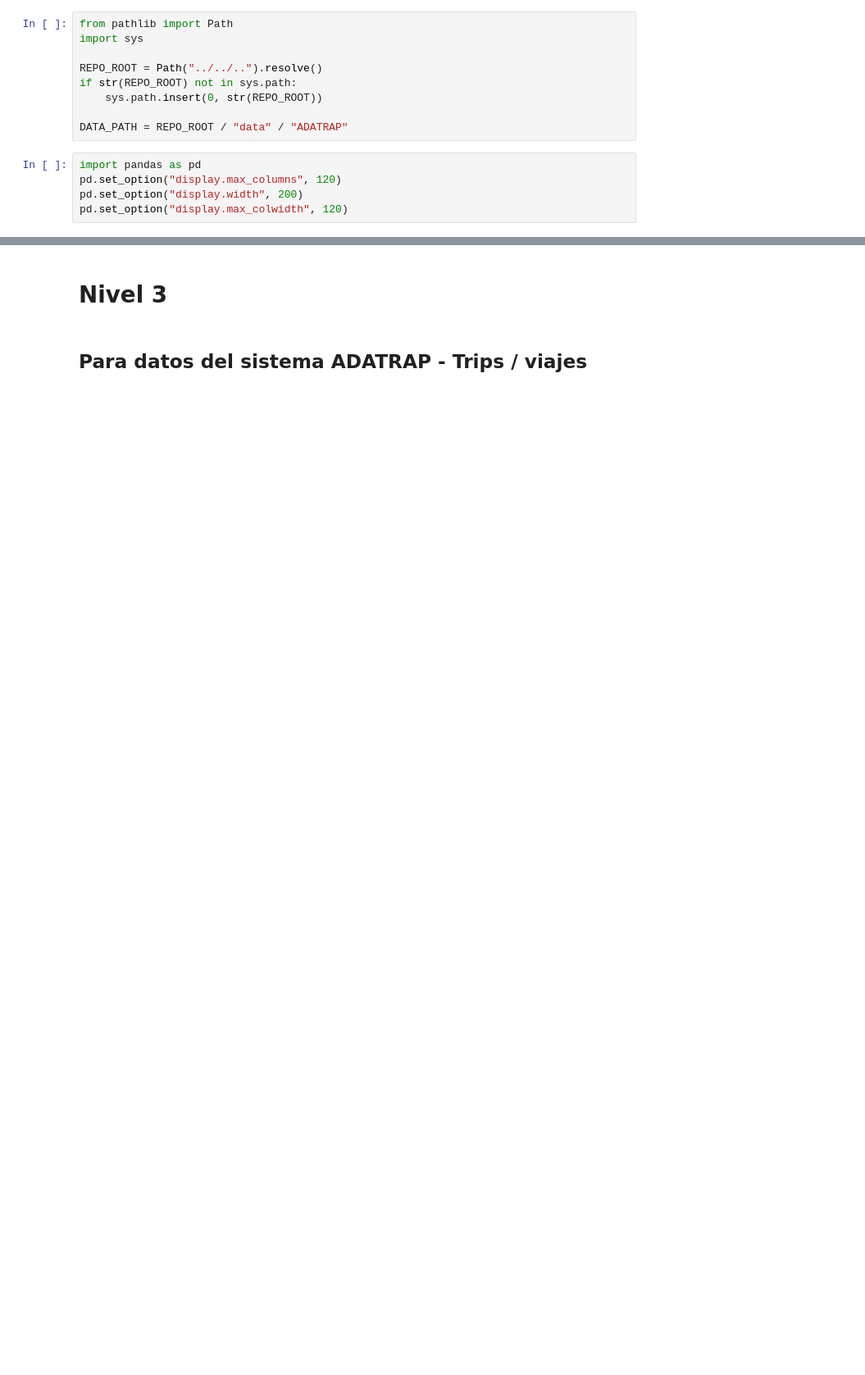
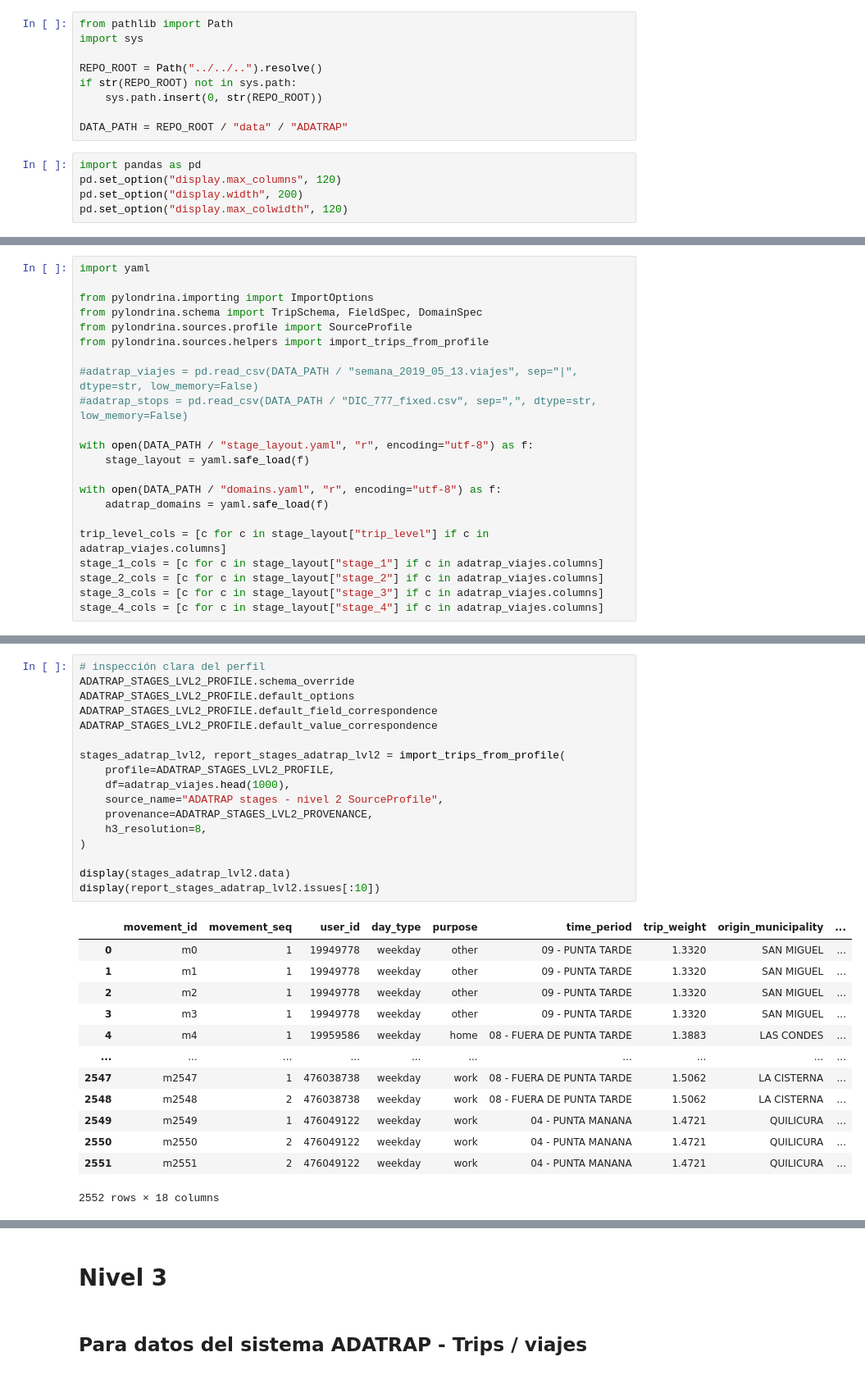
Before and after one commit to sebastianolmos/pylondrina, a Jupyter notebook: notebooks/usage_examples/import_trips/adatrap_import_levels.ipynb, the cells around one changed output, grey strips where cells are left out. Shown at 82% size. Saved outputs shown, nothing was run; the diff lists cells and outputs as text; blank space fills up the shorter version.

Commit message:
The Level 1 ADATRAP example has been simplified, and a Level 2 example (using SourceProfile) has been added to ADATRAP

```diff
--- a/notebooks/usage_examples/import_trips/adatrap_import_levels.ipynb
+++ b/notebooks/usage_examples/import_trips/adatrap_import_levels.ipynb
@@ -1281,0 +446,22 @@ display(report_stages_adatrap.issues)
+# %%
+import yaml
+
+from pylondrina.importing import ImportOptions
+from pylondrina.schema import TripSchema, FieldSpec, DomainSpec
+from pylondrina.sources.profile import SourceProfile
+from pylondrina.sources.helpers import import_trips_from_profile
+
+#adatrap_viajes = pd.read_csv(DATA_PATH / "semana_2019_05_13.viajes", sep="|", dtype=str, low_memory=False)
+#adatrap_stops = pd.read_csv(DATA_PATH / "DIC_777_fixed.csv", sep=",", dtype=str, low_memory=False)
+
+with open(DATA_PATH / "stage_layout.yaml", "r", encoding="utf-8") as f:
+    stage_layout = yaml.safe_load(f)
+
+with open(DATA_PATH / "domains.yaml", "r", encoding="utf-8") as f:
+    adatrap_domains = yaml.safe_load(f)
+
+trip_level_cols = [c for c in stage_layout["trip_level"] if c in adatrap_viajes.columns]
+stage_1_cols = [c for c in stage_layout["stage_1"] if c in adatrap_viajes.columns]
+stage_2_cols = [c for c in stage_layout["stage_2"] if c in adatrap_viajes.columns]
+stage_3_cols = [c for c in stage_layout["stage_3"] if c in adatrap_viajes.columns]
+stage_4_cols = [c for c in stage_layout["stage_4"] if c in adatrap_viajes.columns]
@@ -1281,0 +794,31 @@ display(report_stages_adatrap.issues)
+# %%
+# inspección clara del perfil
+ADATRAP_STAGES_LVL2_PROFILE.schema_override
+ADATRAP_STAGES_LVL2_PROFILE.default_options
+ADATRAP_STAGES_LVL2_PROFILE.default_field_correspondence
+ADATRAP_STAGES_LVL2_PROFILE.default_value_correspondence
+
+stages_adatrap_lvl2, report_stages_adatrap_lvl2 = import_trips_from_profile(
+    profile=ADATRAP_STAGES_LVL2_PROFILE,
+    df=adatrap_viajes.head(1000),
+    source_name="ADATRAP stages - nivel 2 SourceProfile",
+    provenance=ADATRAP_STAGES_LVL2_PROVENANCE,
+    h3_resolution=8,
+)
+
+display(stages_adatrap_lvl2.data)
+display(report_stages_adatrap_lvl2.issues[:10])
+# %% [output]
+|  | movement_id | movement_seq | user_id | day_type | purpose | time_period | trip_weight | origin_municipality | ... |
+| 0 | m0 | 1 | 19949778 | weekday | other | 09 - PUNTA TARDE | 1.3320 | SAN MIGUEL | ... |
+| 1 | m1 | 1 | 19949778 | weekday | other | 09 - PUNTA TARDE | 1.3320 | SAN MIGUEL | ... |
+| 2 | m2 | 1 | 19949778 | weekday | other | 09 - PUNTA TARDE | 1.3320 | SAN MIGUEL | ... |
+| 3 | m3 | 1 | 19949778 | weekday | other | 09 - PUNTA TARDE | 1.3320 | SAN MIGUEL | ... |
+| 4 | m4 | 1 | 19959586 | weekday | home | 08 - FUERA DE PUNTA TARDE | 1.3883 | LAS CONDES | ... |
+| ... | ... | ... | ... | ... | ... | ... | ... | ... | ... |
+| 2547 | m2547 | 1 | 476038738 | weekday | work | 08 - FUERA DE PUNTA TARDE | 1.5062 | LA CISTERNA | ... |
+| 2548 | m2548 | 2 | 476038738 | weekday | work | 08 - FUERA DE PUNTA TARDE | 1.5062 | LA CISTERNA | ... |
+| 2549 | m2549 | 1 | 476049122 | weekday | work | 04 - PUNTA MANANA | 1.4721 | QUILICURA | ... |
+| 2550 | m2550 | 2 | 476049122 | weekday | work | 04 - PUNTA MANANA | 1.4721 | QUILICURA | ... |
+| 2551 | m2551 | 2 | 476049122 | weekday | work | 04 - PUNTA MANANA | 1.4721 | QUILICURA | ... |
+2552 rows × 18 columns
```
Also changed, not shown: parts of 49 cells of this notebook, 1 other file.
